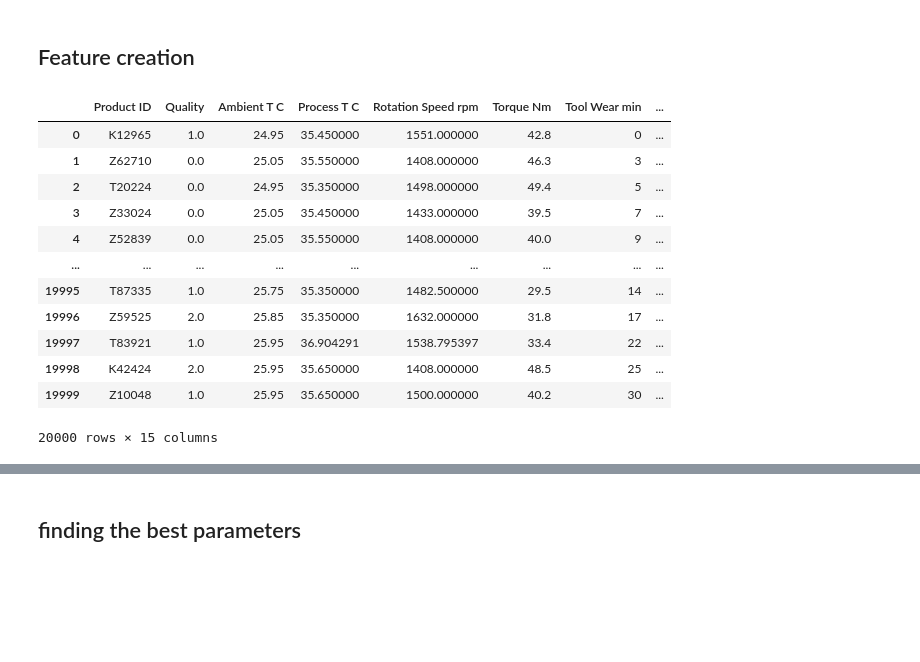
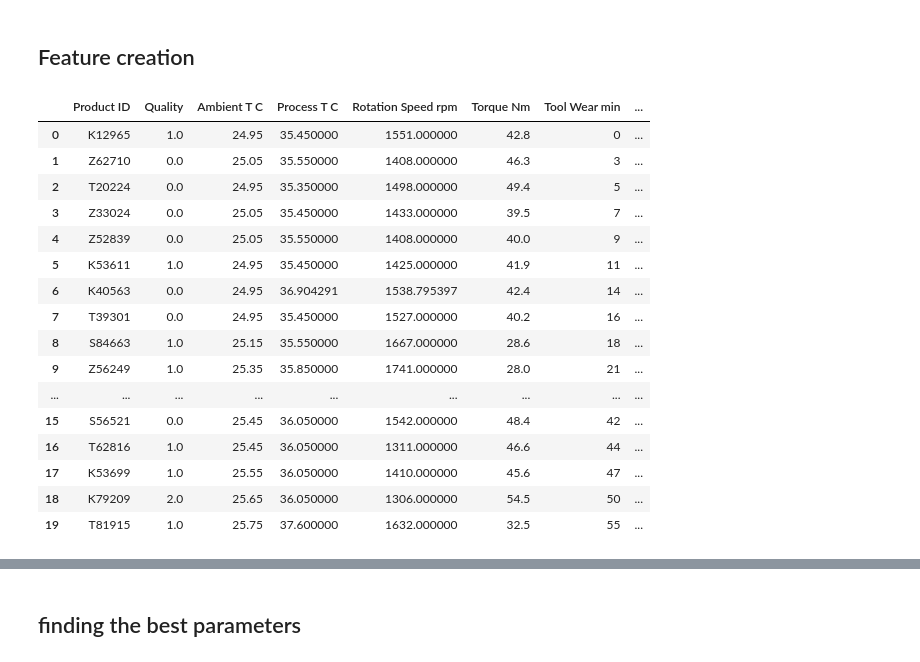
Before and after one commit to alvinhh01/workspaceCA1, a Jupyter notebook: CA1-2.ipynb, the cells around one changed output, grey strips where cells are left out. Saved outputs shown, nothing was run; the diff lists cells and outputs as text; code cells hidden in the pictures; blank space fills up the shorter version.

```diff
--- a/CA1-2.ipynb
+++ b/CA1-2.ipynb
@@ -457,19 +516,23 @@ def create_features(df):
 # %%
 df_features = create_features(df_clean)
 # %%
-df_features
+df_features.head(20)
 # %% [output]
 |  | Product ID | Quality | Ambient T C | Process T C | Rotation Speed rpm | Torque Nm | Tool Wear min | ... |
 | 0 | K12965 | 1.0 | 24.95 | 35.450000 | 1551.000000 | 42.8 | 0 | ... |
 | 1 | Z62710 | 0.0 | 25.05 | 35.550000 | 1408.000000 | 46.3 | 3 | ... |
 | 2 | T20224 | 0.0 | 24.95 | 35.350000 | 1498.000000 | 49.4 | 5 | ... |
 | 3 | Z33024 | 0.0 | 25.05 | 35.450000 | 1433.000000 | 39.5 | 7 | ... |
 | 4 | Z52839 | 0.0 | 25.05 | 35.550000 | 1408.000000 | 40.0 | 9 | ... |
+| 5 | K53611 | 1.0 | 24.95 | 35.450000 | 1425.000000 | 41.9 | 11 | ... |
+| 6 | K40563 | 0.0 | 24.95 | 36.904291 | 1538.795397 | 42.4 | 14 | ... |
+| 7 | T39301 | 0.0 | 24.95 | 35.450000 | 1527.000000 | 40.2 | 16 | ... |
+| 8 | S84663 | 1.0 | 25.15 | 35.550000 | 1667.000000 | 28.6 | 18 | ... |
+| 9 | Z56249 | 1.0 | 25.35 | 35.850000 | 1741.000000 | 28.0 | 21 | ... |
 | ... | ... | ... | ... | ... | ... | ... | ... | ... |
-| 19995 | T87335 | 1.0 | 25.75 | 35.350000 | 1482.500000 | 29.5 | 14 | ... |
-| 19996 | Z59525 | 2.0 | 25.85 | 35.350000 | 1632.000000 | 31.8 | 17 | ... |
-| 19997 | T83921 | 1.0 | 25.95 | 36.904291 | 1538.795397 | 33.4 | 22 | ... |
-| 19998 | K42424 | 2.0 | 25.95 | 35.650000 | 1408.000000 | 48.5 | 25 | ... |
-| 19999 | Z10048 | 1.0 | 25.95 | 35.650000 | 1500.000000 | 40.2 | 30 | ... |
+| 15 | S56521 | 0.0 | 25.45 | 36.050000 | 1542.000000 | 48.4 | 42 | ... |
+| 16 | T62816 | 1.0 | 25.45 | 36.050000 | 1311.000000 | 46.6 | 44 | ... |
+| 17 | K53699 | 1.0 | 25.55 | 36.050000 | 1410.000000 | 45.6 | 47 | ... |
+| 18 | K79209 | 2.0 | 25.65 | 36.050000 | 1306.000000 | 54.5 | 50 | ... |
+| 19 | T81915 | 1.0 | 25.75 | 37.600000 | 1632.000000 | 32.5 | 55 | ... |
-20000 rows × 15 columns
 # %%
```
Also changed, not shown: parts of 43 cells of this notebook, 8 other files.
